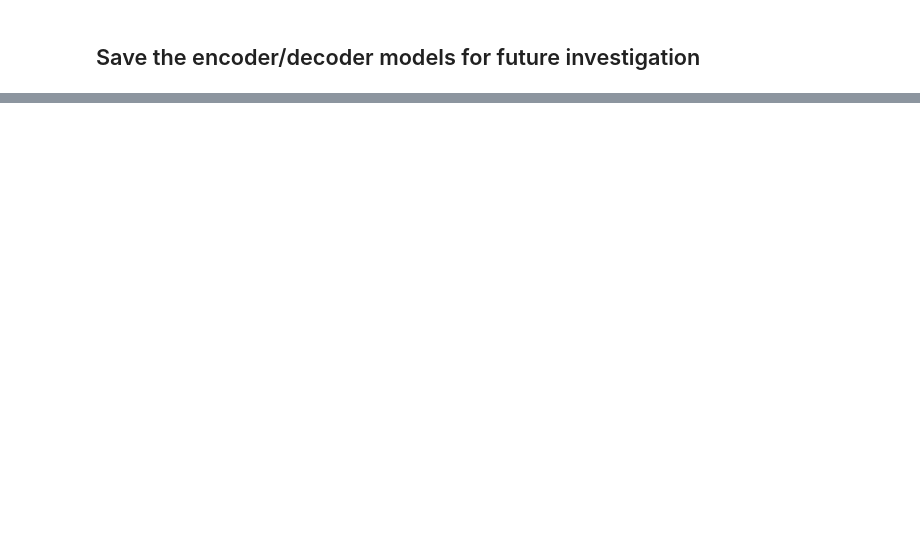
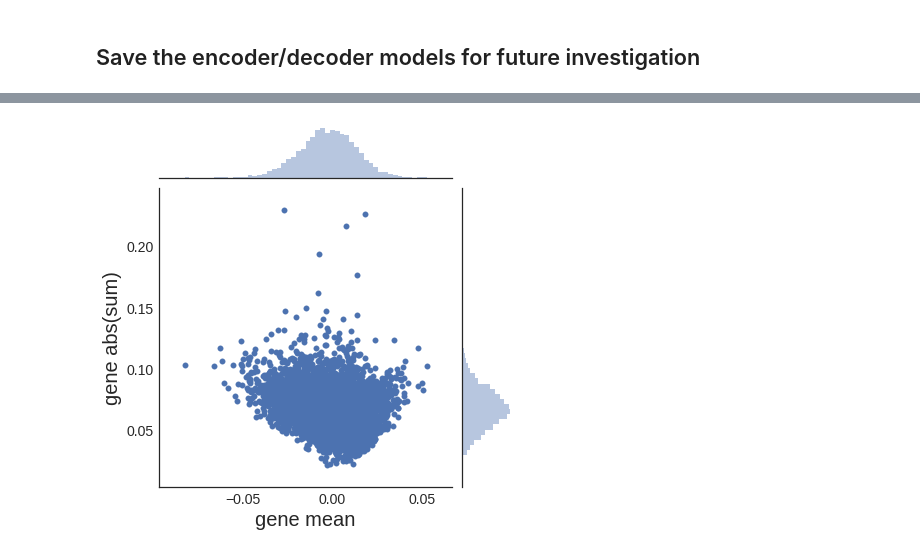
Before and after one commit to greenelab/tybalt, a Jupyter notebook: tybalt_vae.ipynb, the cells around one changed output, grey strips where cells are left out. Cells and saved outputs as stored; diff of their text form; code cells hidden in the pictures; blank space fills up the shorter version.

```diff
--- a/tybalt_vae.ipynb
+++ b/tybalt_vae.ipynb
@@ -346,0 +367,7 @@ decoder.save(decoder_model_file)
+# %%
+reconstruction_fidelity = rnaseq_df - input_rnaseq_reconstruct
+
+gene_mean = reconstruction_fidelity.mean(axis=0)
+gene_abssum = reconstruction_fidelity.abs().sum(axis=0).divide(rnaseq_df.shape[0])
+gene_summary = pd.DataFrame([gene_mean, gene_abssum], index=['gene mean', 'gene abs(sum)']).T
+gene_summary.sort_values(by='gene abs(sum)', ascending=False).head()
@@ -346,0 +381,5 @@ decoder.save(decoder_model_file)
+# %%
+# Mean of gene reconstruction vs. absolute reconstructed difference per sample
+g = sns.jointplot('gene mean', 'gene abs(sum)', data=gene_summary, stat_func=None);
+# %% [output]
+[figure, added]
```
Also changed, not shown: parts of 20 cells of this notebook.
